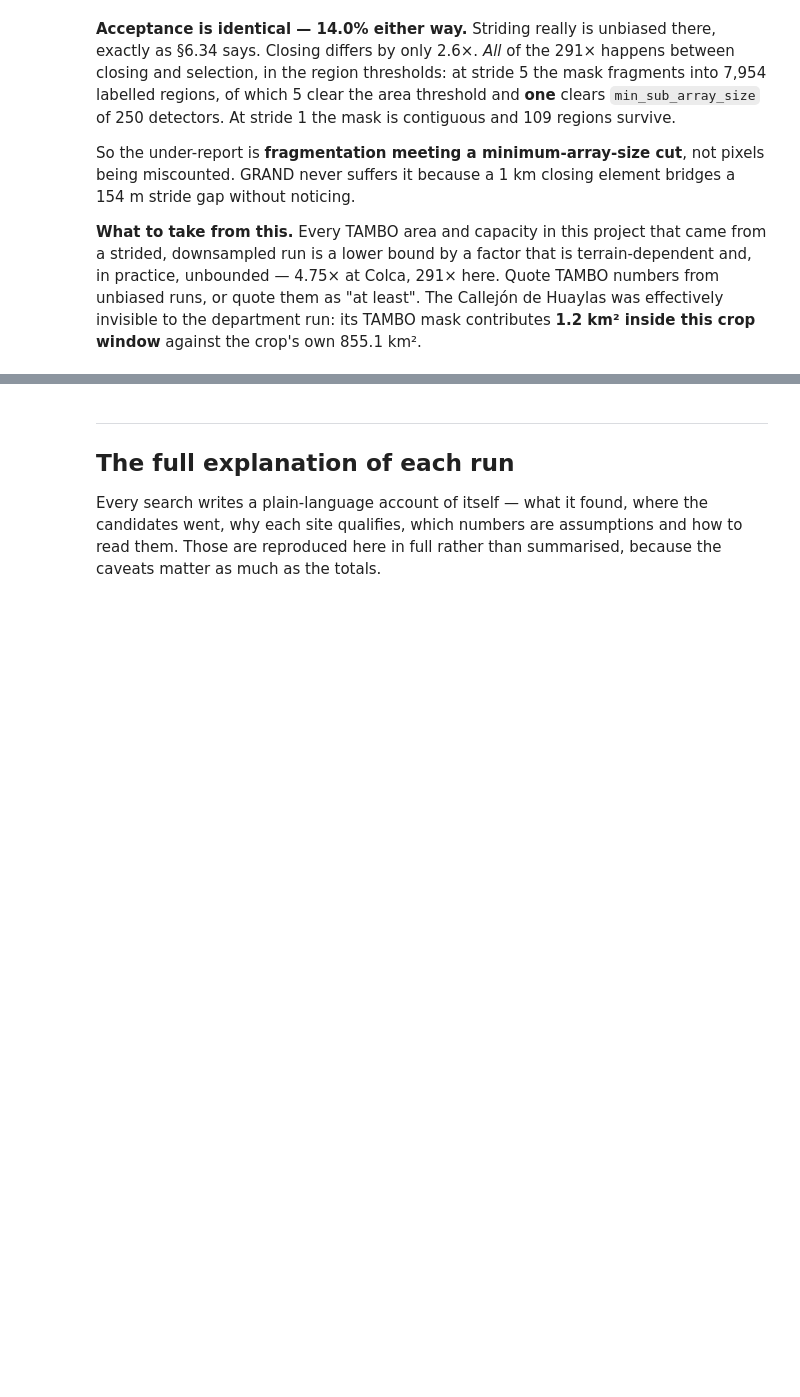
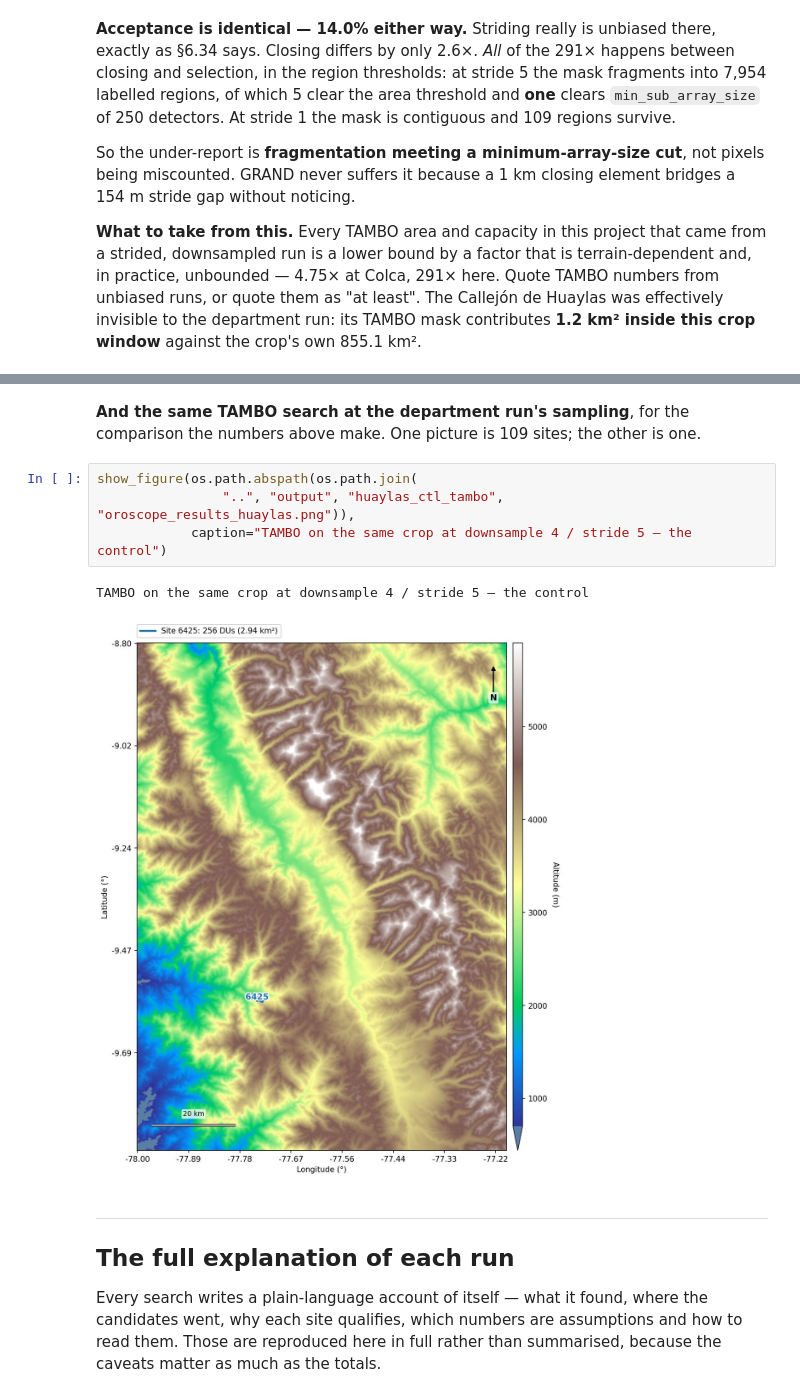
Before and after one commit to mbustama/oroscope, a Jupyter notebook: notebooks/10_ancash_dem.ipynb, the cells around one changed output, grey strips where cells are left out. Saved outputs shown, nothing was run; the diff lists cells and outputs as text; blank space fills up the shorter version.

```diff
--- a/notebooks/10_ancash_dem.ipynb
+++ b/notebooks/10_ancash_dem.ipynb
@@ -508,3 +532,13 @@ the crop's own 855.1 km².
+# %% [markdown]
+**And the same TAMBO search at the department run's sampling**, for the
+comparison the numbers above make. One picture is 109 sites; the other is one.
+# %%
+show_figure(os.path.abspath(os.path.join(
+                "..", "output", "huaylas_ctl_tambo", "oroscope_results_huaylas.png")),
+            caption="TAMBO on the same crop at downsample 4 / stride 5 — the control")
+# %% [output]
+TAMBO on the same crop at downsample 4 / stride 5 — the control
+[figure, added]
 # %% [markdown]
 ---
 
```
Also changed, not shown: parts of 3 cells of this notebook, 9 other files.
